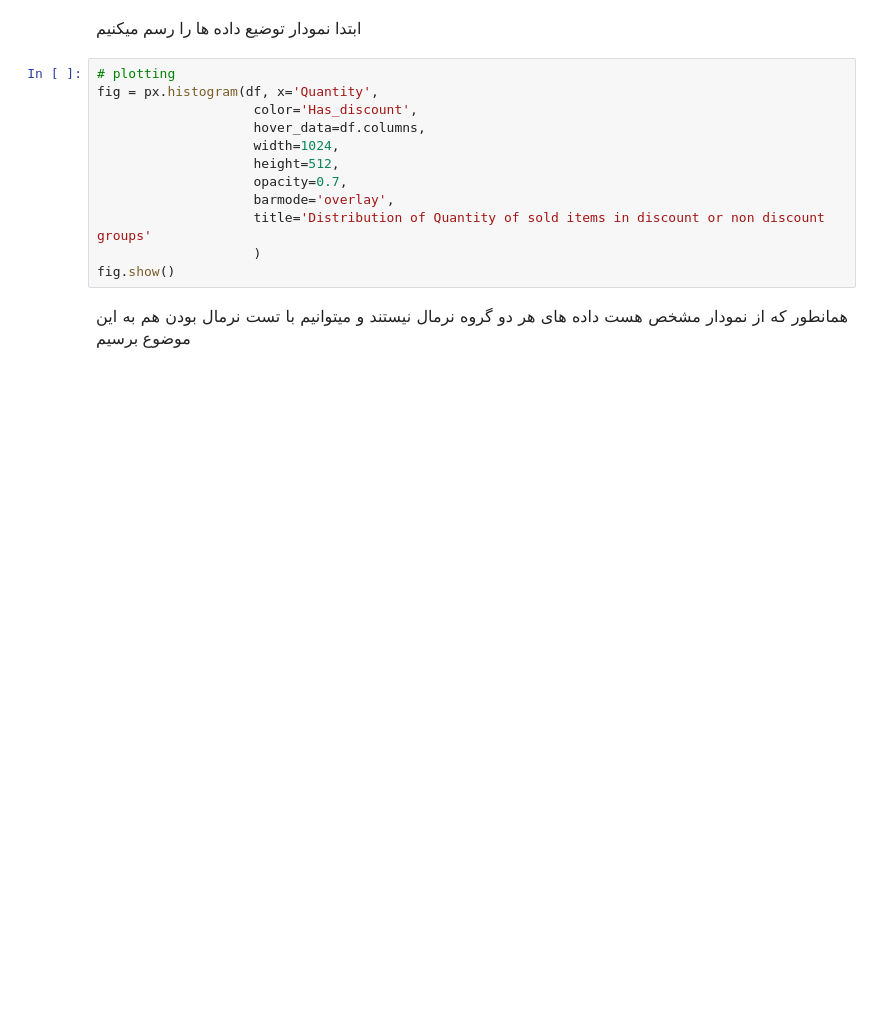
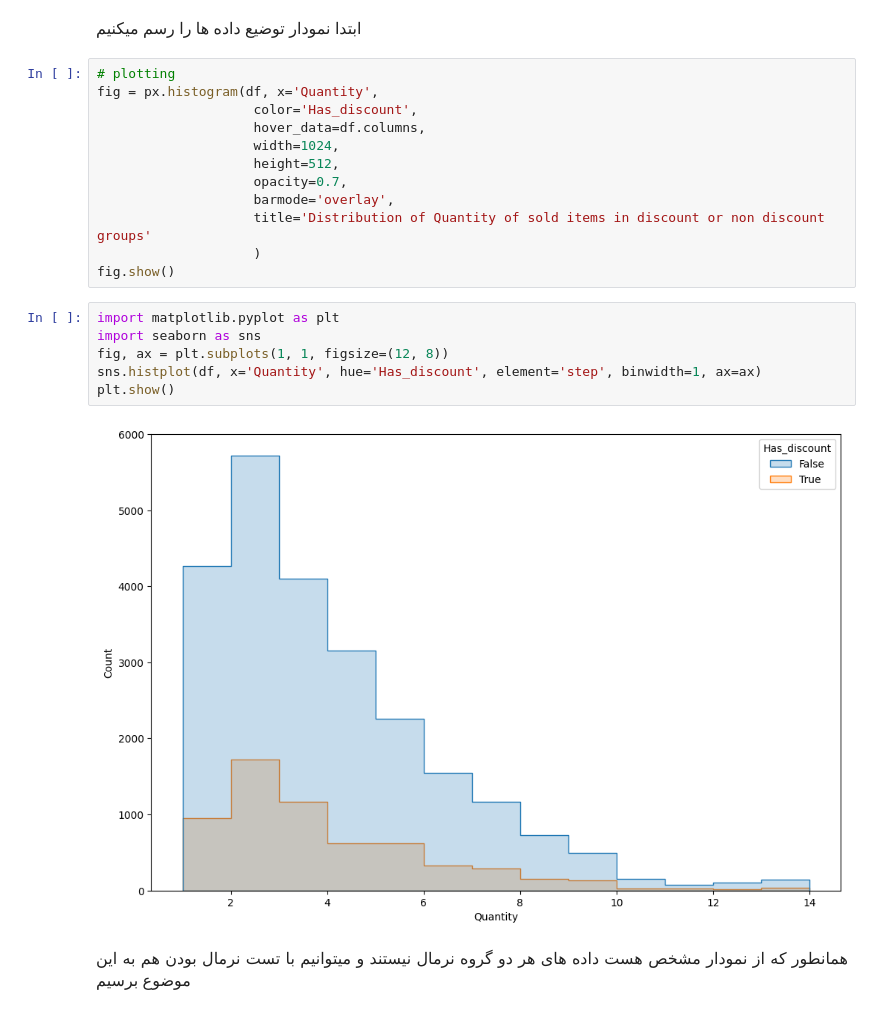
Before and after one commit to Bibaks/QBC-DA10-Group4-FinalProject, a Jupyter notebook: stats.ipynb, the cells around one changed output. Saved outputs shown, nothing was run; the diff lists cells and outputs as text; blank space fills up the shorter version.

```diff
--- a/stats.ipynb
+++ b/stats.ipynb
@@ -76,6 +76,14 @@ fig = px.histogram(df, x='Quantity',
                     title='Distribution of Quantity of sold items in discount or non discount groups'
                     )
 fig.show()
+# %%
+import matplotlib.pyplot as plt
+import seaborn as sns
+fig, ax = plt.subplots(1, 1, figsize=(12, 8))
+sns.histplot(df, x='Quantity', hue='Has_discount', element='step', binwidth=1, ax=ax)
+plt.show()
+# %% [output]
+[figure, added]
 # %% [markdown]
 <p dir=rtl style="direction: rtl;text-align: justify;line-height:200%;font-family:vazir;font-size:medium">
 <font face="vazir" size=3>
```
Also changed, not shown: parts of 1 cell of this notebook, 1 other file.
